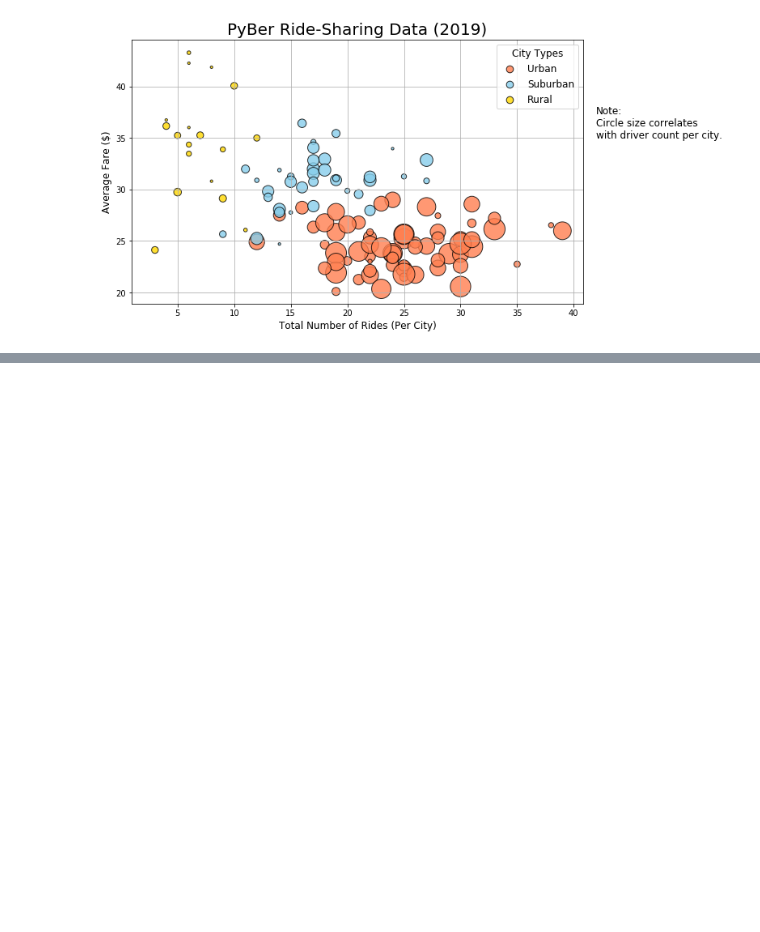
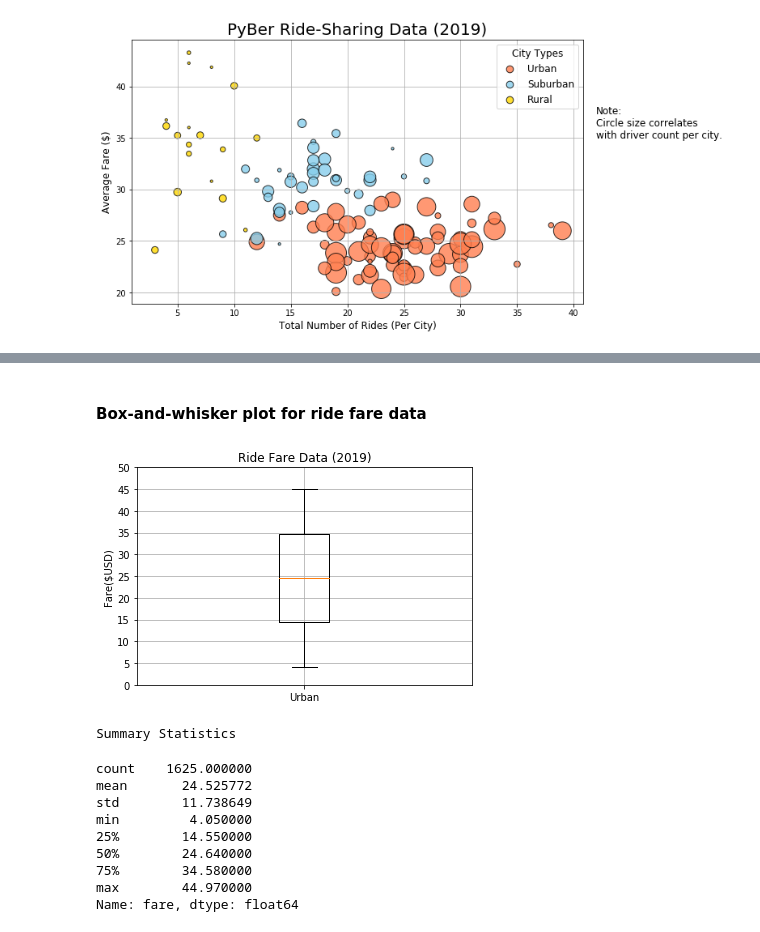
Before and after one commit to sathvikaithala/pyber-analysis, a Jupyter notebook: PyBer.ipynb, the cells around one changed output, grey strips where cells are left out. Cells and saved outputs as stored; diff of their text form; code cells hidden in the pictures; blank space fills up the shorter version.

```diff
--- a/PyBer.ipynb
+++ b/PyBer.ipynb
@@ -261,0 +414,13 @@ plt.show()
+# %%
+# create a series with all the fare values from the "fare" column in urban_cities_df
+urban_fares = urban_cities_df["fare"]
+
+# Calculate the measures of central tendency for the average fare for the urban cities.
+mean_urban_fares = np.mean(urban_fares)
+print(f"The mean fare price for urban trips is ${mean_urban_fares:.2f}.")
+
+median_urban_fares = np.median(urban_fares)
+print(f"The median fare price for urban trips is ${median_urban_fares:.2f}.")
+
+mode_urban_fares = sts.mode(urban_fares)
+print(f"The mode fare price for urban trips is {mode_urban_fares}.")
@@ -261,0 +533,27 @@ plt.show()
+# %% [markdown]
+#### Box-and-whisker plot for ride fare data
+# %%
+# Create a box-and-whisker plot for the urban fare data.
+x_labels = ["Urban"]
+fig, ax = plt.subplots()
+ax.boxplot(urban_fares, labels=x_labels)
+# Add the title, y-axis label and grid.
+ax.set_title('Ride Fare Data (2019)')
+ax.set_ylabel('Fare($USD)')
+ax.set_yticks(np.arange(0, 51, step=5.0))
+ax.grid()
+plt.show()
+print("Summary Statistics")
+urban_fares.describe()
+# %% [output]
+[figure, added]
+Summary Statistics
+count    1625.000000
+mean       24.525772
+std        11.738649
+min         4.050000
+25%        14.550000
+50%        24.640000
+75%        34.580000
+max        44.970000
+Name: fare, dtype: float64
```
Also changed, not shown: parts of 35 cells of this notebook, 3 other files.
